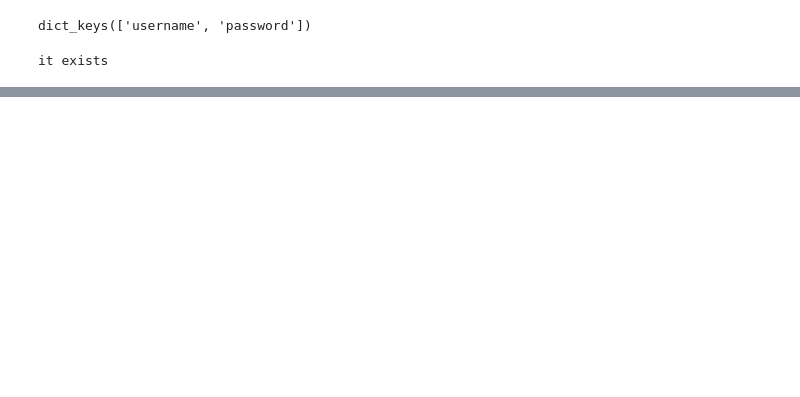
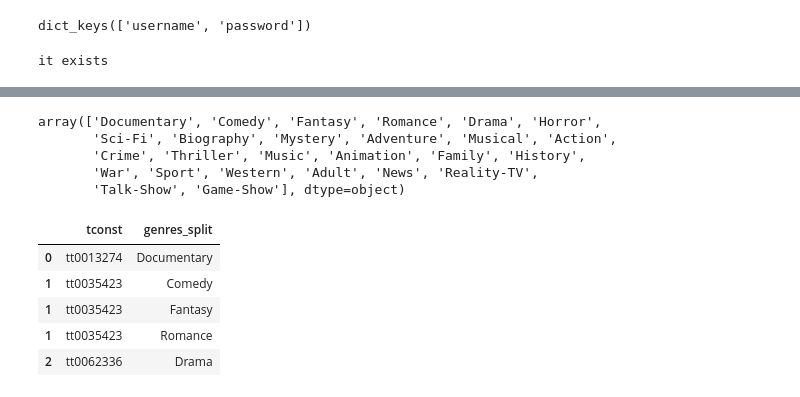
Before and after one commit to evelynmmartinez/TMDB-Movies-1, a Jupyter notebook: SQL Database.ipynb, the cells around one changed output, grey strips where cells are left out. Cells and saved outputs as stored; diff of their text form; code cells hidden in the pictures; blank space fills up the shorter version.

```diff
--- a/SQL Database.ipynb
+++ b/SQL Database.ipynb
@@ -57,0 +93,11 @@ akas.head()
+# %%
+genres_split = basics['genres'].str.split(",")
+
+unique_genres = genres_split.explode().unique()
+unique_genres
+# %% [output]
+array(['Documentary', 'Comedy', 'Fantasy', 'Romance', 'Drama', 'Horror',
+       'Sci-Fi', 'Biography', 'Mystery', 'Adventure', 'Musical', 'Action',
+       'Crime', 'Thriller', 'Music', 'Animation', 'Family', 'History',
+       'War', 'Sport', 'Western', 'Adult', 'News', 'Reality-TV',
+       'Talk-Show', 'Game-Show'], dtype=object)
@@ -57,0 +106,10 @@ akas.head()
+# %%
+title_genres = exploded_genres[['tconst','genres_split']].copy()
+title_genres.head()
+# %% [output]
+|  | tconst | genres_split |
+| 0 | tt0013274 | Documentary |
+| 1 | tt0035423 | Comedy |
+| 1 | tt0035423 | Fantasy |
+| 1 | tt0035423 | Romance |
+| 2 | tt0062336 | Drama |
```
Also changed, not shown: parts of 19 cells of this notebook, 1 other file.
